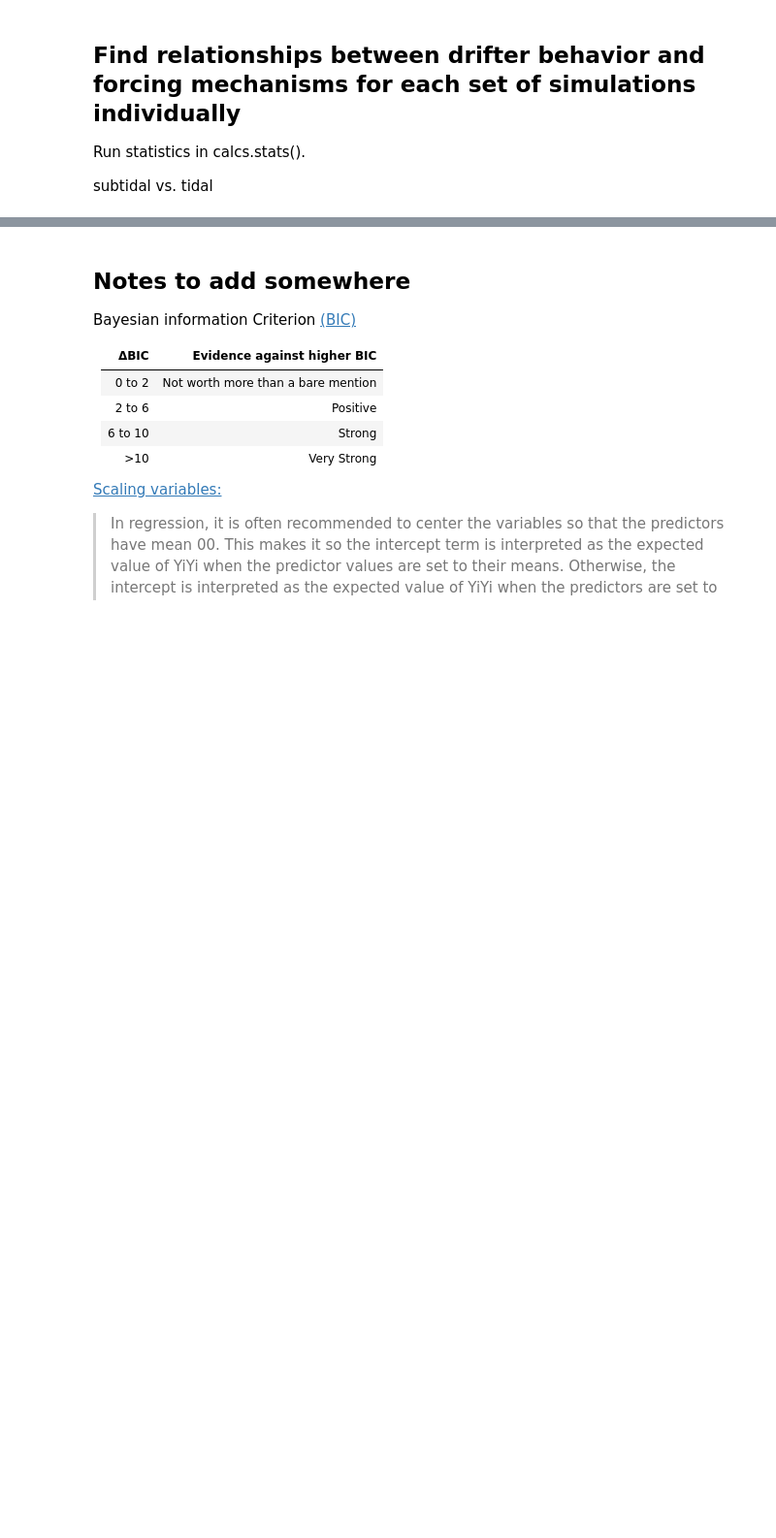
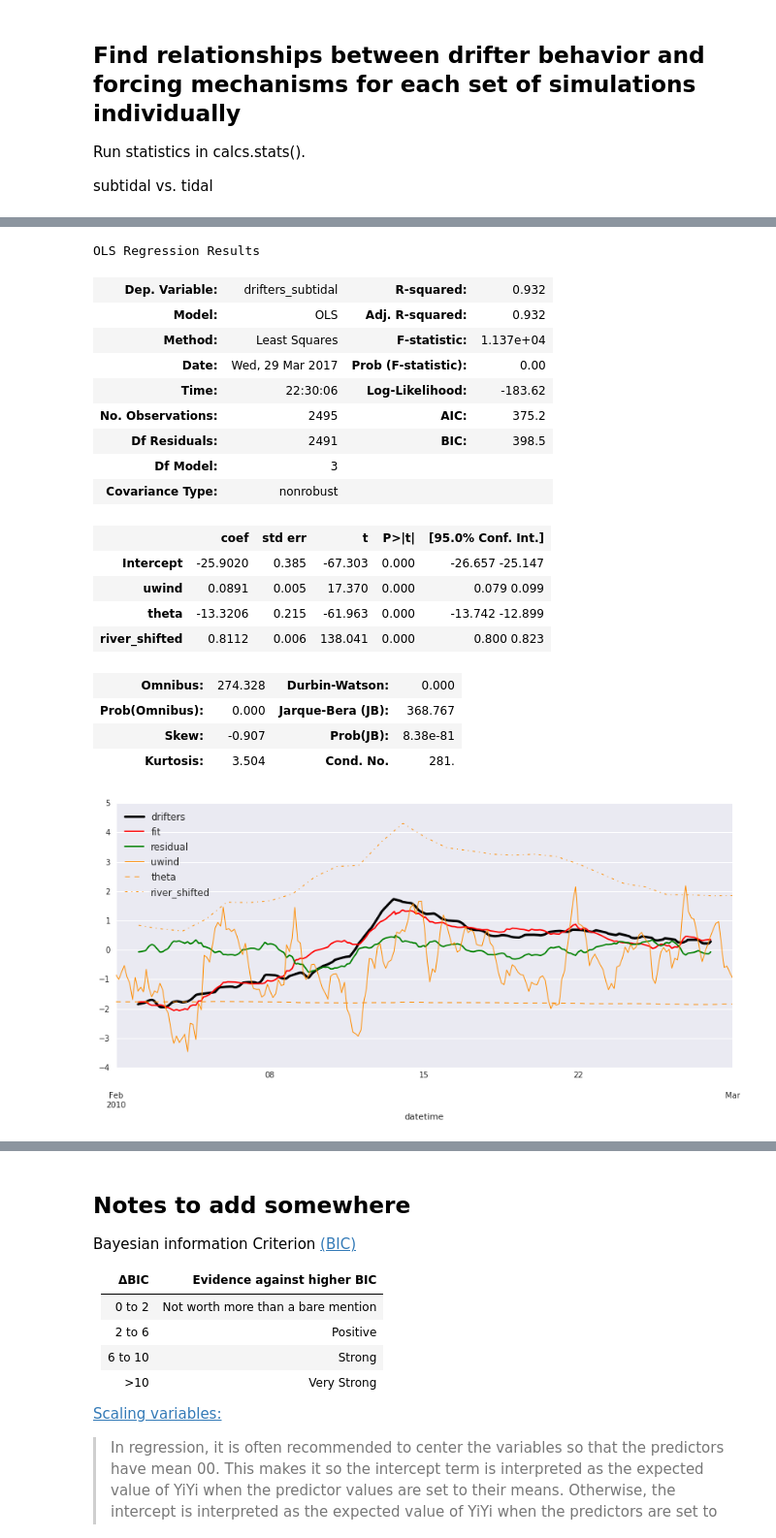
Before and after one commit to kthyng/bay, a Jupyter notebook: summary.ipynb, the cells around one changed output, grey strips where cells are left out. Shown at 97% size. Drawn from its saved outputs; the diff is of its cells as text; code cells hidden in the pictures; blank space fills up the shorter version.

```diff
--- a/summary.ipynb
+++ b/summary.ipynb
@@ -80,0 +118,34 @@ theta    5.621448e-114
+# %%
+%matplotlib inline
+from statsmodels.formula.api import ols
+import pandas as pd
+import plots
+import calcs
+
+cols = ['uwind', 'theta', 'river_shifted']
+df = pd.read_csv('calcs/df_2010-02_forward.csv', parse_dates=True, index_col=0)
+dfscaled = calcs.scaled(df, cols)
+model = ols('drifters_subtidal ~ ' + ' + '.join(cols), data=dfscaled).fit()
+plots.fit(model, dfscaled, cols)
+model.summary()
+# %% [output]
+OLS Regression Results
+| Dep. Variable: | drifters_subtidal | R-squared: | 0.932 |
+| Model: | OLS | Adj. R-squared: | 0.932 |
+| Method: | Least Squares | F-statistic: | 1.137e+04 |
+| Date: | Wed, 29 Mar 2017 | Prob (F-statistic): | 0.00 |
+| Time: | 22:30:06 | Log-Likelihood: | -183.62 |
+| No. Observations: | 2495 | AIC: | 375.2 |
+| Df Residuals: | 2491 | BIC: | 398.5 |
+| Df Model: | 3 |  |  |
+| Covariance Type: | nonrobust |  |  |
+|  | coef | std err | t | P>|t| | [95.0% Conf. Int.] |
+| Intercept | -25.9020 | 0.385 | -67.303 | 0.000 | -26.657 -25.147 |
+| uwind | 0.0891 | 0.005 | 17.370 | 0.000 | 0.079 0.099 |
+| theta | -13.3206 | 0.215 | -61.963 | 0.000 | -13.742 -12.899 |
+| river_shifted | 0.8112 | 0.006 | 138.041 | 0.000 | 0.800 0.823 |
+| Omnibus: | 274.328 | Durbin-Watson: | 0.000 |
+| Prob(Omnibus): | 0.000 | Jarque-Bera (JB): | 368.767 |
+| Skew: | -0.907 | Prob(JB): | 8.38e-81 |
+| Kurtosis: | 3.504 | Cond. No. | 281. |
+[figure, added]
```
Also changed, not shown: parts of 24 cells of this notebook, 2 other files.
